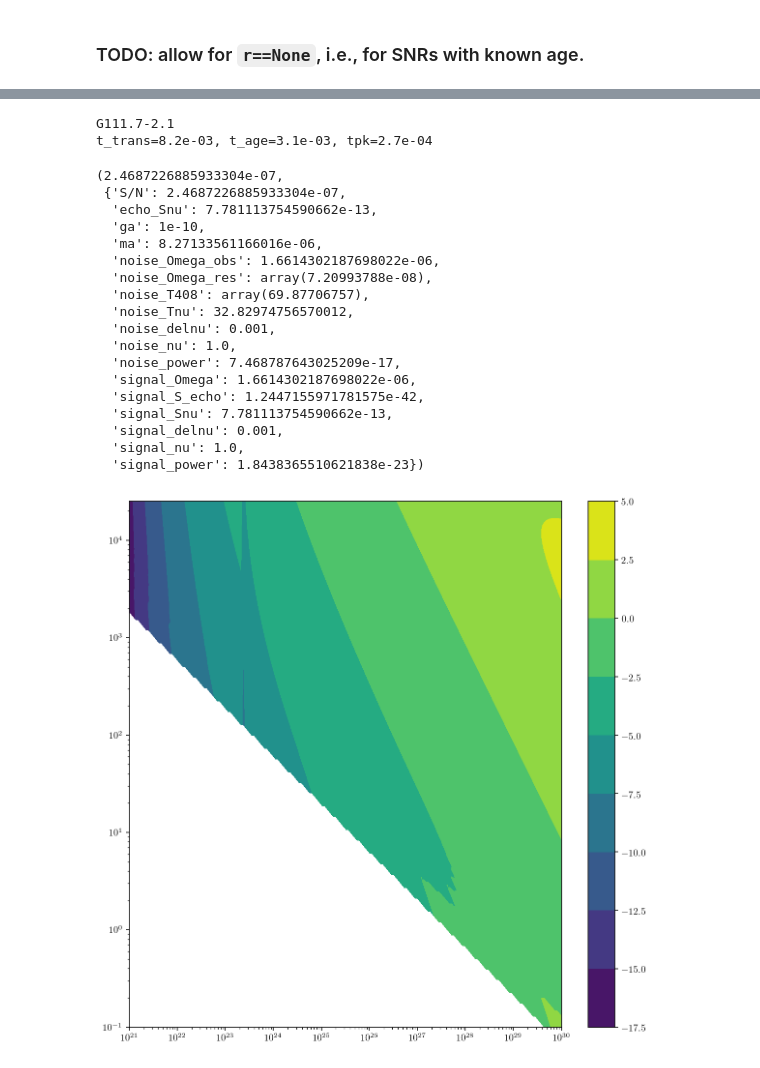
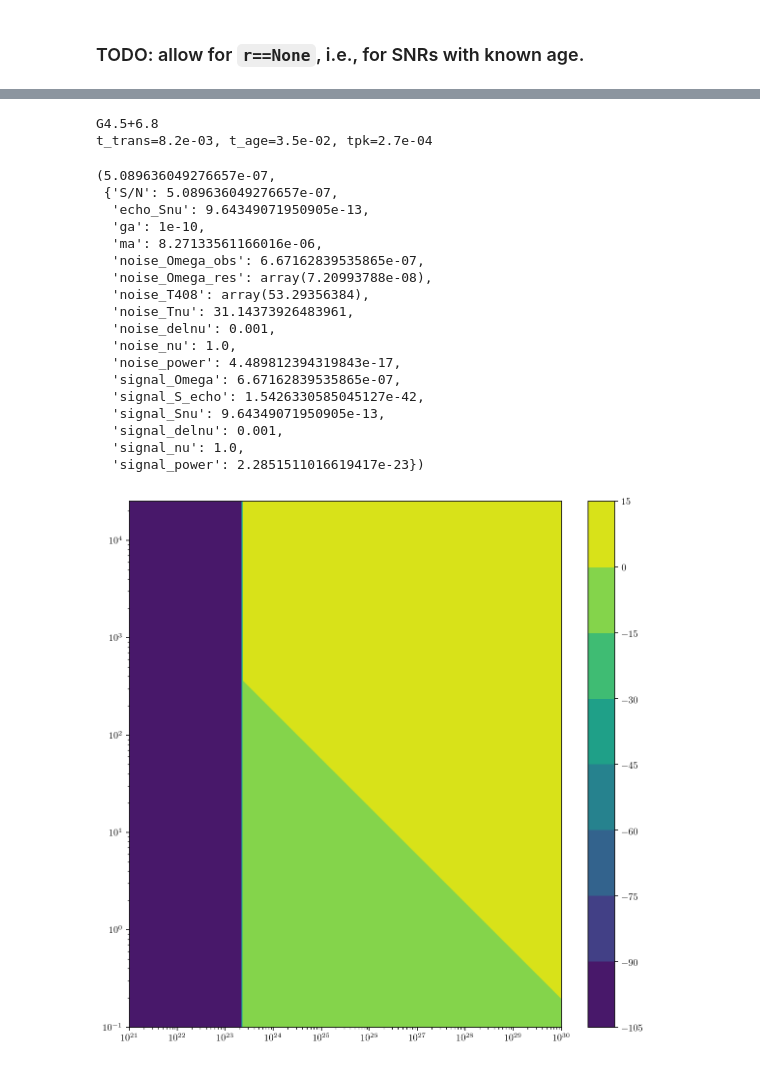
Before and after one commit to ManuelBuenAbad/snr_ghosts, a Jupyter notebook: workspace_notebooks/ws-8_param_space.ipynb, the cells around one changed output, grey strips where cells are left out. Saved outputs shown, nothing was run; the diff lists cells and outputs as text; code cells hidden in the pictures.

```diff
--- a/workspace_notebooks/ws-8_param_space.ipynb
+++ b/workspace_notebooks/ws-8_param_space.ipynb
@@ -139,8 +124,8 @@ G4.5+6.8, ga = 1.77149191606e-10
         Corresponding parameters: {'Lpk': 1.1874815363065927e+28, 'tpk': 414.95404263436325}
 # %%
 # Exploring results:
-name = min_key
-snr = gr.snrs_cut[min_key]
+name = min_sigs_key
+snr = gr.snrs_cut[min_sigs_key]
 
 print(name)
 
@@ -162,7 +147,7 @@ lightcurve_params.update({'t_trans':t_trans})
 
 t_age = ap.tage_compute(new_Lpk, tpk, t_trans, L0, gamma)
 
-age_steps = int(1000.*(log10(t_age) - log10(tpk/365.)) + 1)
+age_steps = abs(int(1000.*(log10(t_age) - log10(tpk/365.)) + 1))
 max_steps = 100001
 snu_echo_kwargs = {'tmin_default': None,
                    'Nt': min(age_steps, max_steps),
@@ -192,25 +177,25 @@ md.snr_routine(ma_ref, ga_ref,
                output_all=True,
                verbose=0)
 # %% [output]
-G111.7-2.1
-t_trans=8.2e-03, t_age=3.1e-03, tpk=2.7e-04
+G4.5+6.8
+t_trans=8.2e-03, t_age=3.5e-02, tpk=2.7e-04
-(2.4687226885933304e-07,
- {'S/N': 2.4687226885933304e-07,
-  'echo_Snu': 7.781113754590662e-13,
+(5.089636049276657e-07,
+ {'S/N': 5.089636049276657e-07,
+  'echo_Snu': 9.64349071950905e-13,
   'ga': 1e-10,
   'ma': 8.27133561166016e-06,
-  'noise_Omega_obs': 1.6614302187698022e-06,
+  'noise_Omega_obs': 6.67162839535865e-07,
   'noise_Omega_res': array(7.20993788e-08),
-  'noise_T408': array(69.87706757),
-  'noise_Tnu': 32.82974756570012,
+  'noise_T408': array(53.29356384),
+  'noise_Tnu': 31.14373926483961,
   'noise_delnu': 0.001,
   'noise_nu': 1.0,
-  'noise_power': 7.468787643025209e-17,
-  'signal_Omega': 1.6614302187698022e-06,
-  'signal_S_echo': 1.2447155971781575e-42,
-  'signal_Snu': 7.781113754590662e-13,
+  'noise_power': 4.489812394319843e-17,
+  'signal_Omega': 6.67162839535865e-07,
+  'signal_S_echo': 1.5426330585045127e-42,
+  'signal_Snu': 9.64349071950905e-13,
   'signal_delnu': 0.001,
   'signal_nu': 1.0,
-  'signal_power': 1.8438365510621838e-23})
+  'signal_power': 2.2851511016619417e-23})
 # %%
 # Selecting a SNR to explore:
@@ -230,24 +215,24 @@ short_age = (time_Gr < r*(gr.pre_tpk_Gr/365.)).astype(int)
 # %%
 # figure properties
 title_sz = 20.
 label_sz = 15.
 legend_sz = 15.
 rcParams['figure.figsize'] = (10, 10)
 
 fig, ax = plt.subplots()
 
 # contours for best possible ga
 # cs = ax.contourf(gr.pre_Lpk_arr, gr.pre_tpk_arr, log10(gr.pre_tpk_Gr))
-cs = ax.contourf(gr.pre_Lpk_arr, gr.pre_tpk_arr, log10(sn_Gr))
+# cs = ax.contourf(gr.pre_Lpk_arr, gr.pre_tpk_arr, log10(sn_Gr))
 # cs = ax.contourf(gr.pre_Lpk_arr, gr.pre_tpk_arr, log10(echo_Gr))
-# cs = ax.contourf(gr.pre_Lpk_arr, gr.pre_tpk_arr, log10(time_Gr))
+cs = ax.contourf(gr.pre_Lpk_arr, gr.pre_tpk_arr, log10(time_Gr))
 # cs = ax.contourf(gr.pre_Lpk_arr, gr.pre_tpk_arr, short_age)
 
 fig.colorbar(cs)
 
 plt.xscale("log"),plt.yscale("log");
 # %% [output]
-[figure, old version]
+[figure, new version]
 # %%
 # figure properties
 title_sz = 20.
```
Also changed, not shown: parts of 6 cells of this notebook.
